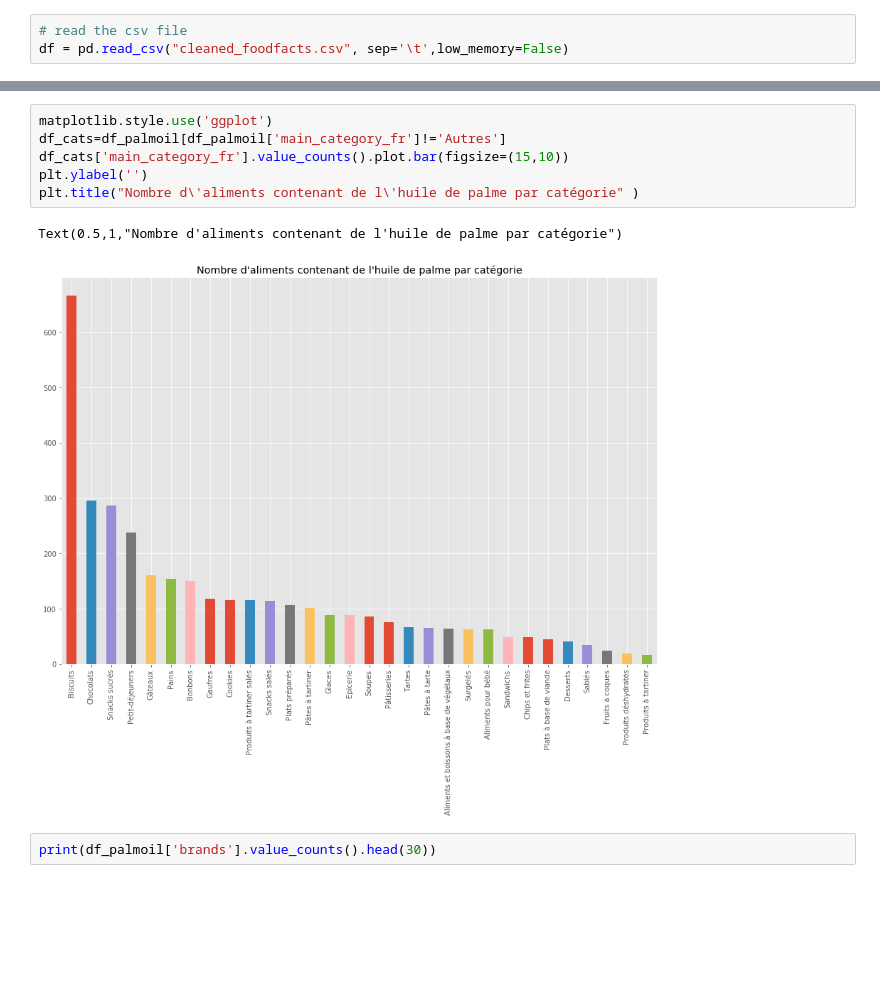
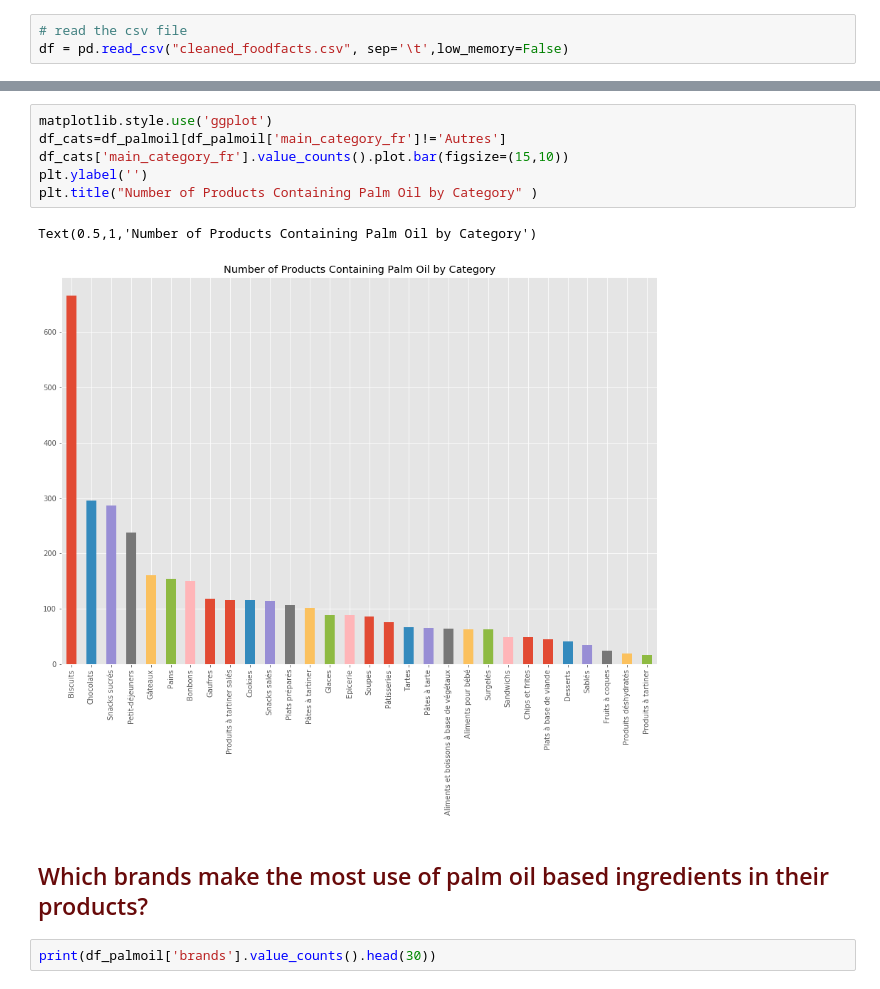
Before and after one commit to reda-bel/NutritionNotebook, a Jupyter notebook: Exploration_Foodfacts.ipynb, the cells around one changed output, grey strips where cells are left out. Cells and saved outputs as stored; diff of their text form; blank space fills up the shorter version.

```diff
--- a/Exploration_Foodfacts.ipynb
+++ b/Exploration_Foodfacts.ipynb
@@ -97,12 +110,14 @@ Name: main_category_fr, dtype: int64
 # %%
 matplotlib.style.use('ggplot')
 df_cats=df_palmoil[df_palmoil['main_category_fr']!='Autres']
 df_cats['main_category_fr'].value_counts().plot.bar(figsize=(15,10))
 plt.ylabel('')
-plt.title("Nombre d\'aliments contenant de l\'huile de palme par catégorie" )
+plt.title("Number of Products Containing Palm Oil by Category" )
 # %% [output]
-Text(0.5,1,"Nombre d'aliments contenant de l'huile de palme par catégorie")
+Text(0.5,1,'Number of Products Containing Palm Oil by Category')
-[figure, old version]
+[figure, new version]
+# %% [markdown]
+## <span style="color:#680a0a">Which brands make the most use of palm oil based ingredients in their products?</span>
 # %%
 print(df_palmoil['brands'].value_counts().head(30))
 # %% [output]
```
Also changed, not shown: parts of 26 cells of this notebook, 1 other file.
